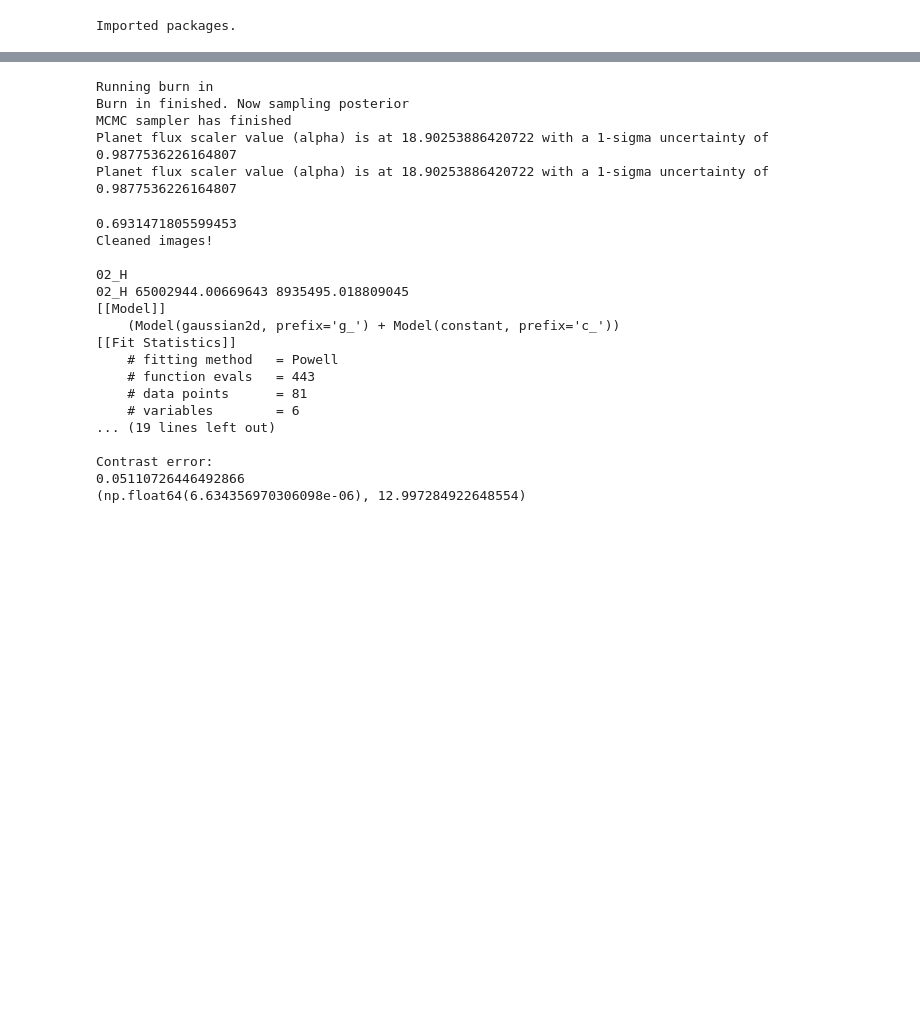
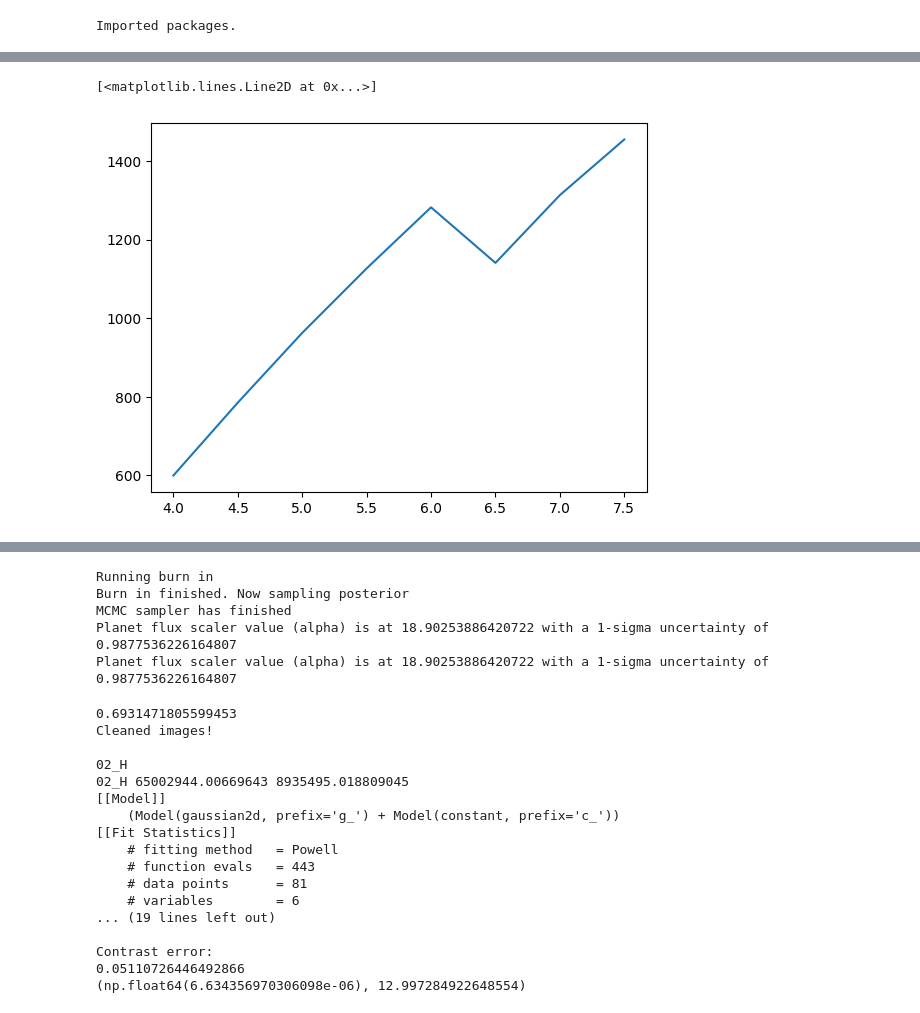
Before and after one commit to benlchang/HD47127-b-ADI, a Jupyter notebook: HD47127_ADI.ipynb, the cells around one changed output, grey strips where cells are left out. Saved outputs shown, nothing was run; the diff lists cells and outputs as text; code cells hidden in the pictures; blank space fills up the shorter version.

```diff
--- a/HD47127_ADI.ipynb
+++ b/HD47127_ADI.ipynb
@@ -625,0 +630,24 @@ Planet flux scaler value (alpha) is at 1.1313238889588688 with a 1-sigma uncerta
+# %%
+alphas = [
+    1.1023807688874205,
+    1.1406475368304485,
+    1.1334195640750042,
+    1.098307217908554,
+    1.054063946796055,
+    0.804303936282128,
+    0.806405117041271,
+    0.7890396399952306
+]
+
+fluxes = []
+
+start=4.
+for i in range(len(alphas)):
+    gaussian = makeGaussian(size=15, amplitude=30, fwhm=start+i*.5)
+    gaussian_base_signal = np.matrix.sum(np.matrix(gaussian))
+    fluxes.append(gaussian_base_signal * alphas[i])
+
+plt.plot(np.arange(4., 8., .5), fluxes)
+# %% [output]
+[<matplotlib.lines.Line2D at 0x...>]
+[figure, added]
```
Also changed, not shown: parts of 8 cells of this notebook.
